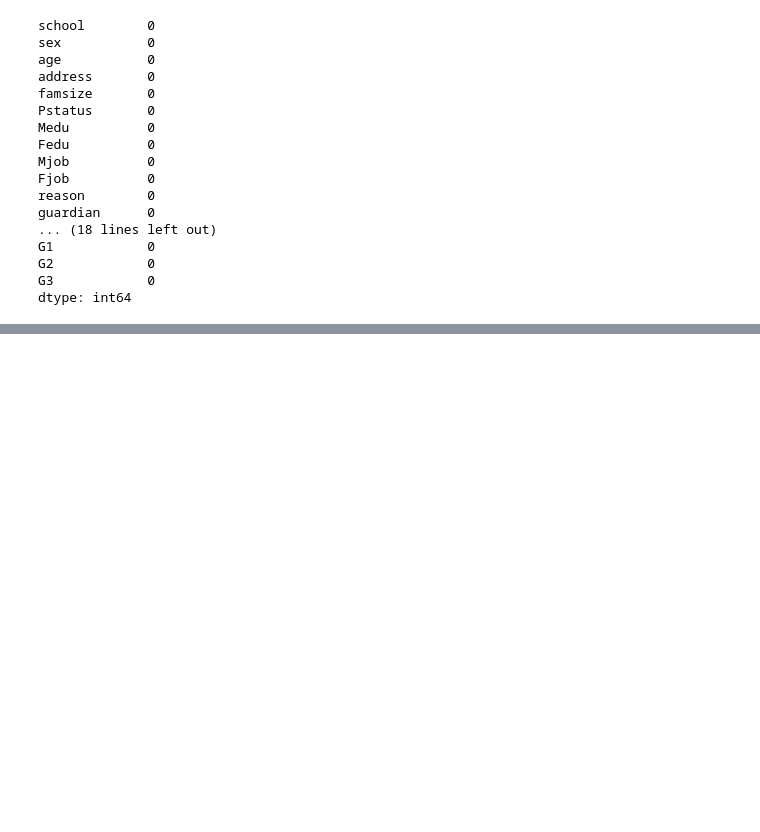
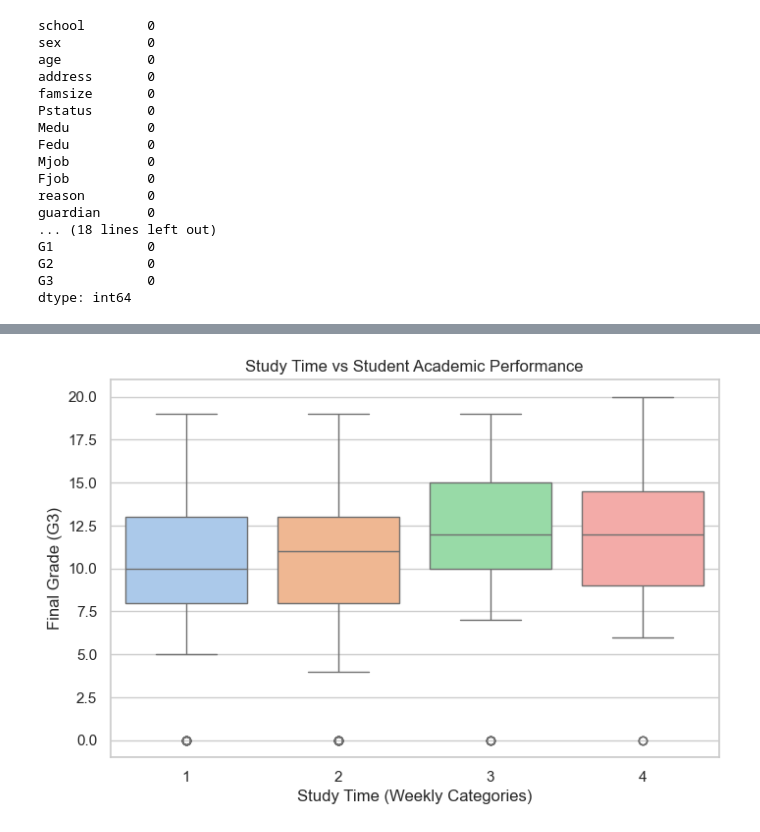
Before and after one commit to sushanth-poojary-1227/Student-performance-data-visualization, a Jupyter notebook: student_performance_visualization.ipynb, the cells around one changed output, grey strips where cells are left out. Saved outputs shown, nothing was run; the diff lists cells and outputs as text; code cells hidden in the pictures; blank space fills up the shorter version.

Commit message:
Boxplot Visualization 1 Study Time vs Student Academic Performance

```diff
--- a/student_performance_visualization.ipynb
+++ b/student_performance_visualization.ipynb
@@ -82,3 +82,13 @@ df.describe()
 | 50% | 17.000000 | 3.000000 | 2.000000 | 1.000000 | 2.000000 | 0.000000 | 4.000000 | 3.000000 | 3.000000 | 1.000000 | ... |
 | 75% | 18.000000 | 4.000000 | 3.000000 | 2.000000 | 2.000000 | 0.000000 | 5.000000 | 4.000000 | 4.000000 | 2.000000 | ... |
 | max | 22.000000 | 4.000000 | 4.000000 | 4.000000 | 4.000000 | 3.000000 | 5.000000 | 5.000000 | 5.000000 | 5.000000 | ... |
+# %%
+plt.figure(figsize=(8,5))
+sns.boxplot(x="studytime", y="G3", hue="studytime", data=df, palette="pastel", legend=False)
+
+plt.xlabel("Study Time (Weekly Categories)")
+plt.ylabel("Final Grade (G3)")
+plt.title("Study Time vs Student Academic Performance")
+plt.show()
+# %% [output]
+[figure, added]
```
